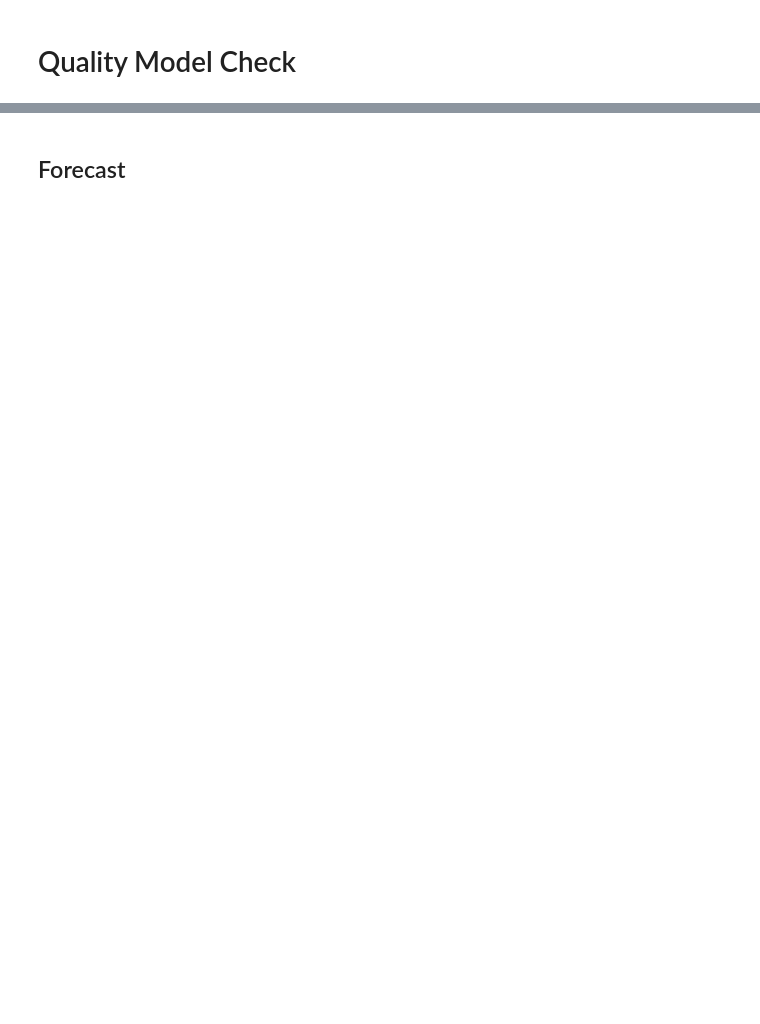
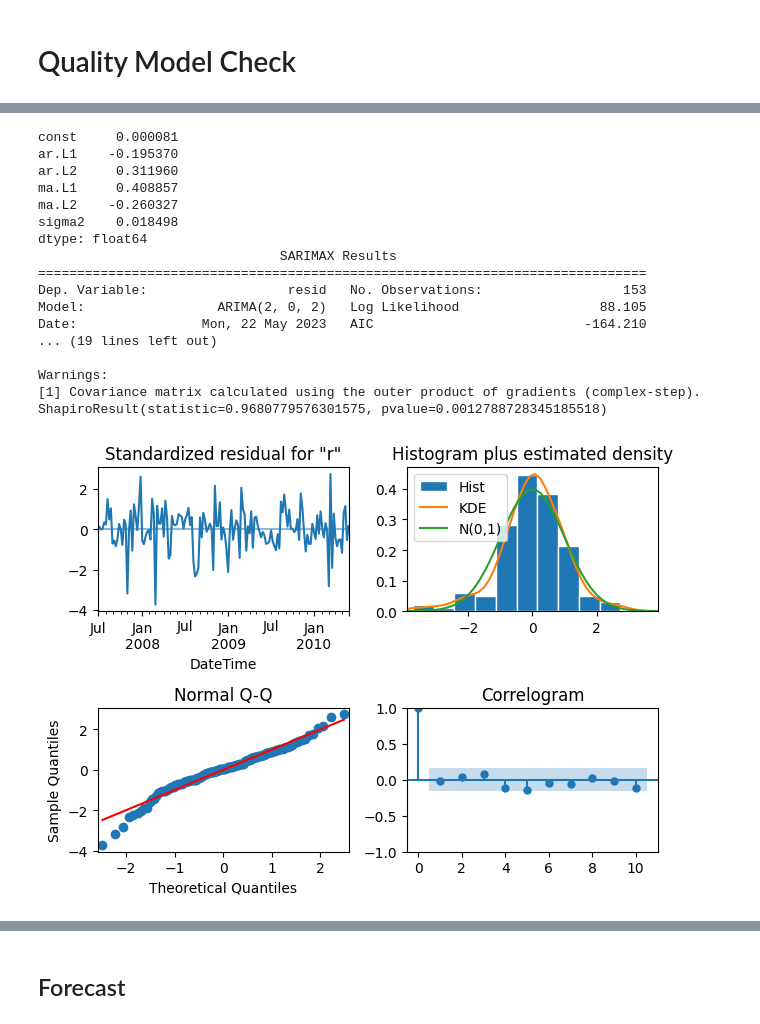
Before and after one commit to ElbazHaim/household_electricity_timeseries_project, a Jupyter notebook: project.ipynb, the cells around one changed output, grey strips where cells are left out. Drawn from its saved outputs; the diff is of its cells as text; code cells hidden in the pictures; blank space fills up the shorter version.

```diff
--- a/project.ipynb
+++ b/project.ipynb
@@ -109,9 +221,30 @@ print(shapiro(model.standardized_forecasts_error))
 # %%
 model2 = ARIMA(weekly_resid, order=(2, 0, 2)).fit()
 model2.plot_diagnostics()
+plt.tight_layout()
+plt.savefig("diagnostics_weekly.png")
 print(model2.params)
 print(model2.summary())
 print(shapiro(model2.standardized_forecasts_error))
+# %% [output]
+const     0.000081
+ar.L1    -0.195370
+ar.L2     0.311960
+ma.L1     0.408857
+ma.L2    -0.260327
+sigma2    0.018498
+dtype: float64
+                               SARIMAX Results
+==============================================================================
+Dep. Variable:                  resid   No. Observations:                  153
+Model:                 ARIMA(2, 0, 2)   Log Likelihood                  88.105
+Date:                Mon, 22 May 2023   AIC                           -164.210
+... (19 lines left out)
+
+Warnings:
+[1] Covariance matrix calculated using the outer product of gradients (complex-step).
+ShapiroResult(statistic=0.9680779576301575, pvalue=0.0012788728345185518)
+[figure, added]
 # %%
 model3 = ARIMA(monthly_resid, order=(0, 0, 1)).fit()
 model3.plot_diagnostics()
```
Also changed, not shown: parts of 28 cells of this notebook.
